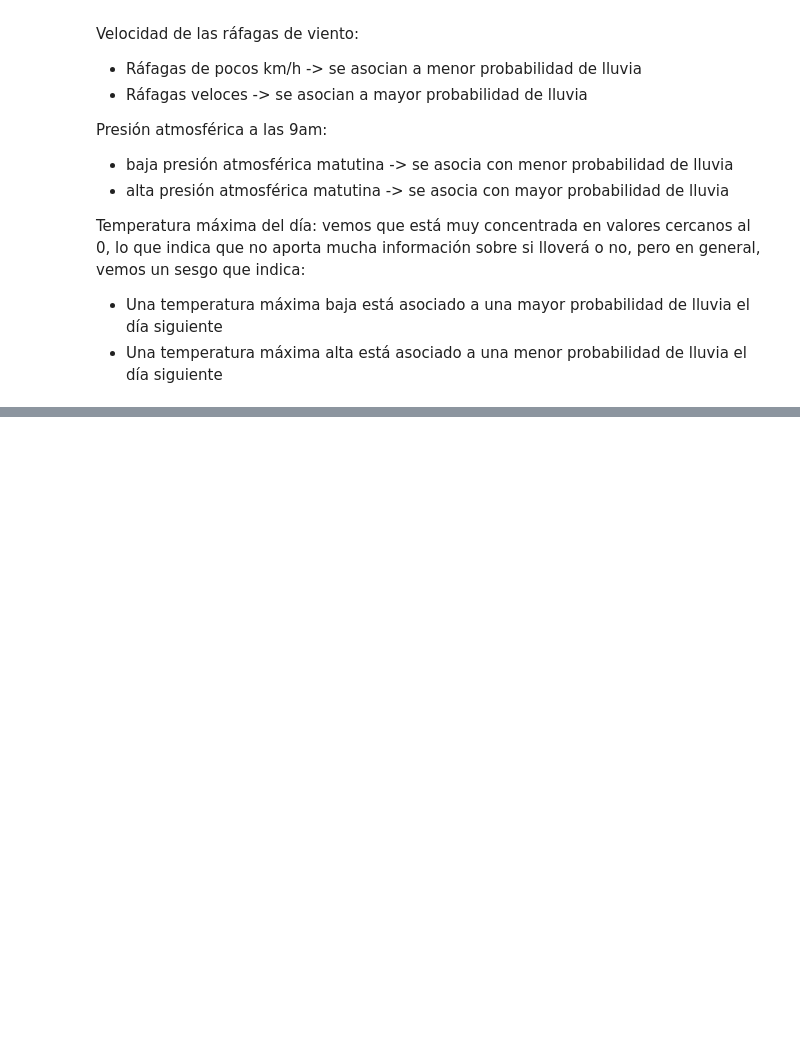
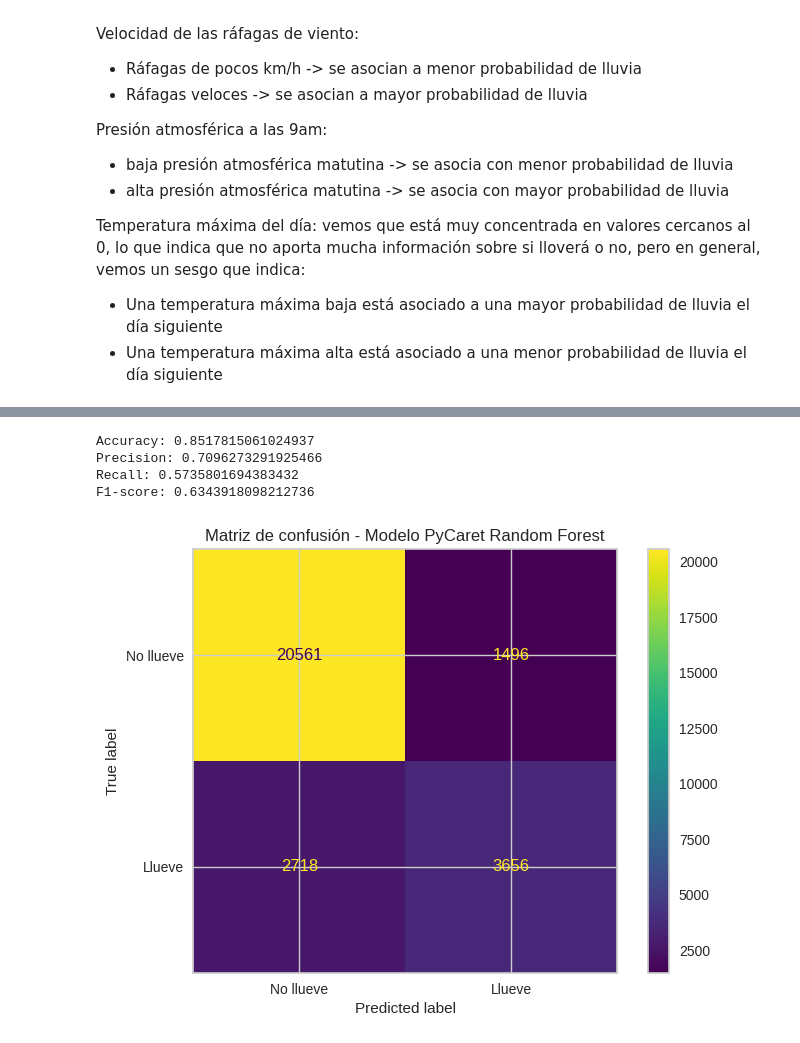
Before and after one commit to ZahirJacob/AA1-TUIA-Dimenna-Jacob-Taborda, a Jupyter notebook: TP_clasificacion_AA1.ipynb, the cells around one changed output, grey strips where cells are left out. Cells and saved outputs as stored; diff of their text form; code cells hidden in the pictures; blank space fills up the shorter version.

```diff
--- a/TP_clasificacion_AA1.ipynb
+++ b/TP_clasificacion_AA1.ipynb
@@ -883,0 +1410,6 @@ Temperatura máxima del día: vemos que está muy concentrada en valores cercano
+# %%
+# Versión más liviana para que no tarde tanto
+mejor_modelo_pycaret = compare_models(
+    sort="F1",
+    include=["lr", "dt", "rf", "ada", "gbc"]
+)
@@ -883,0 +1439,8 @@ Temperatura máxima del día: vemos que está muy concentrada en valores cercano
+# %%
+# Se toma como modelo final el mejor modelo seleccionado por PyCaret
+modelo_pycaret_final = mejor_modelo_pycaret
+# %%
+# Evaluamos el modelo elegido por PyCaret sobre el conjunto de prueba externo
+predicciones_pycaret = predict_model(modelo_pycaret_final, data=df_pycaret_test)
+
+predicciones_pycaret.head()
@@ -883,0 +1468,33 @@ Temperatura máxima del día: vemos que está muy concentrada en valores cercano
+# %%
+# Valores reales y predichos
+y_true_pycaret = predicciones_pycaret["RainTomorrow"]
+y_pred_pycaret = predicciones_pycaret["prediction_label"]
+
+# Métricas
+accuracy_pycaret = accuracy_score(y_true_pycaret, y_pred_pycaret)
+precision_pycaret = precision_score(y_true_pycaret, y_pred_pycaret)
+recall_pycaret = recall_score(y_true_pycaret, y_pred_pycaret)
+f1_pycaret = f1_score(y_true_pycaret, y_pred_pycaret)
+
+print("Accuracy:", accuracy_pycaret)
+print("Precision:", precision_pycaret)
+print("Recall:", recall_pycaret)
+print("F1-score:", f1_pycaret)
+# %% [output]
+Accuracy: 0.8517815061024937
+Precision: 0.7096273291925466
+Recall: 0.5735801694383432
+F1-score: 0.6343918098212736
+# %%
+cm_pycaret = confusion_matrix(y_true_pycaret, y_pred_pycaret)
+
+disp = ConfusionMatrixDisplay(
+    confusion_matrix=cm_pycaret,
+    display_labels=["No llueve", "Llueve"]
+)
+
+disp.plot()
+plt.title("Matriz de confusión - Modelo PyCaret Random Forest")
+plt.show()
+# %% [output]
+[figure, added]
```
Also changed, not shown: parts of 80 cells of this notebook.
